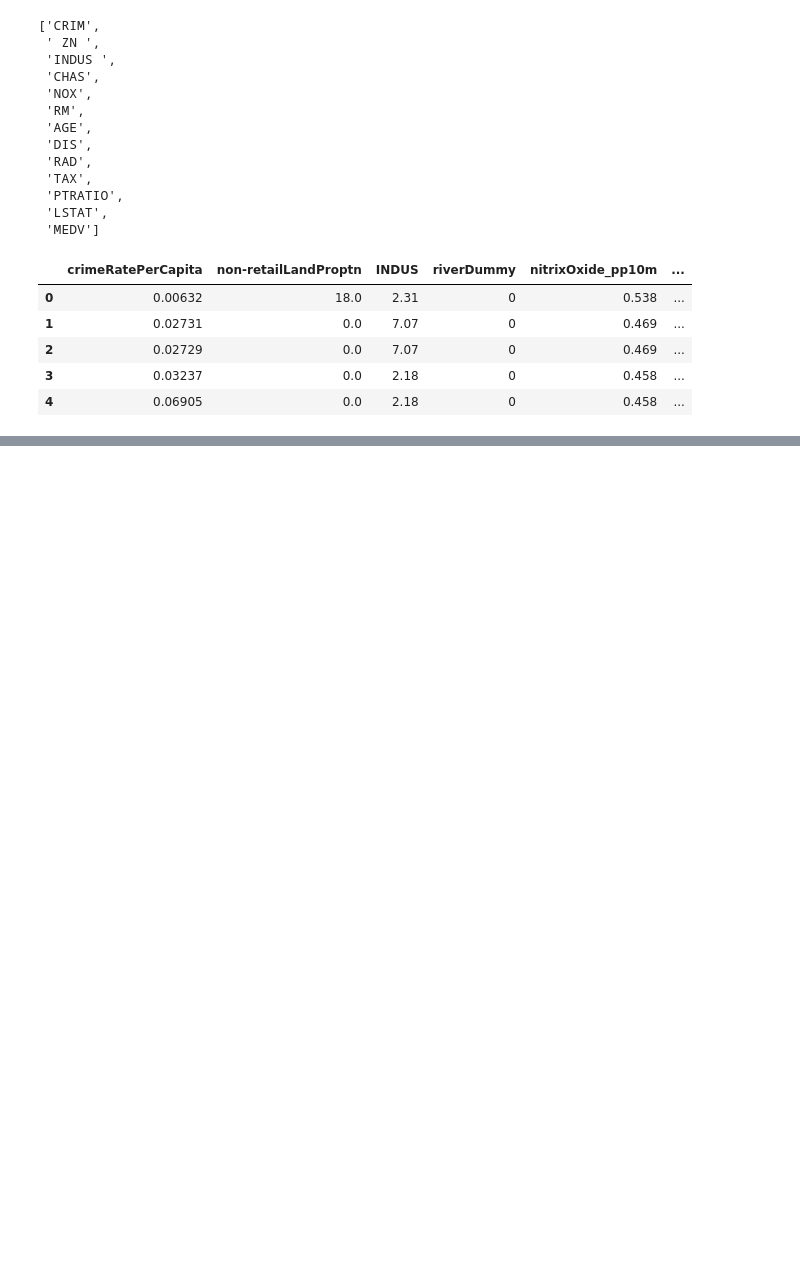
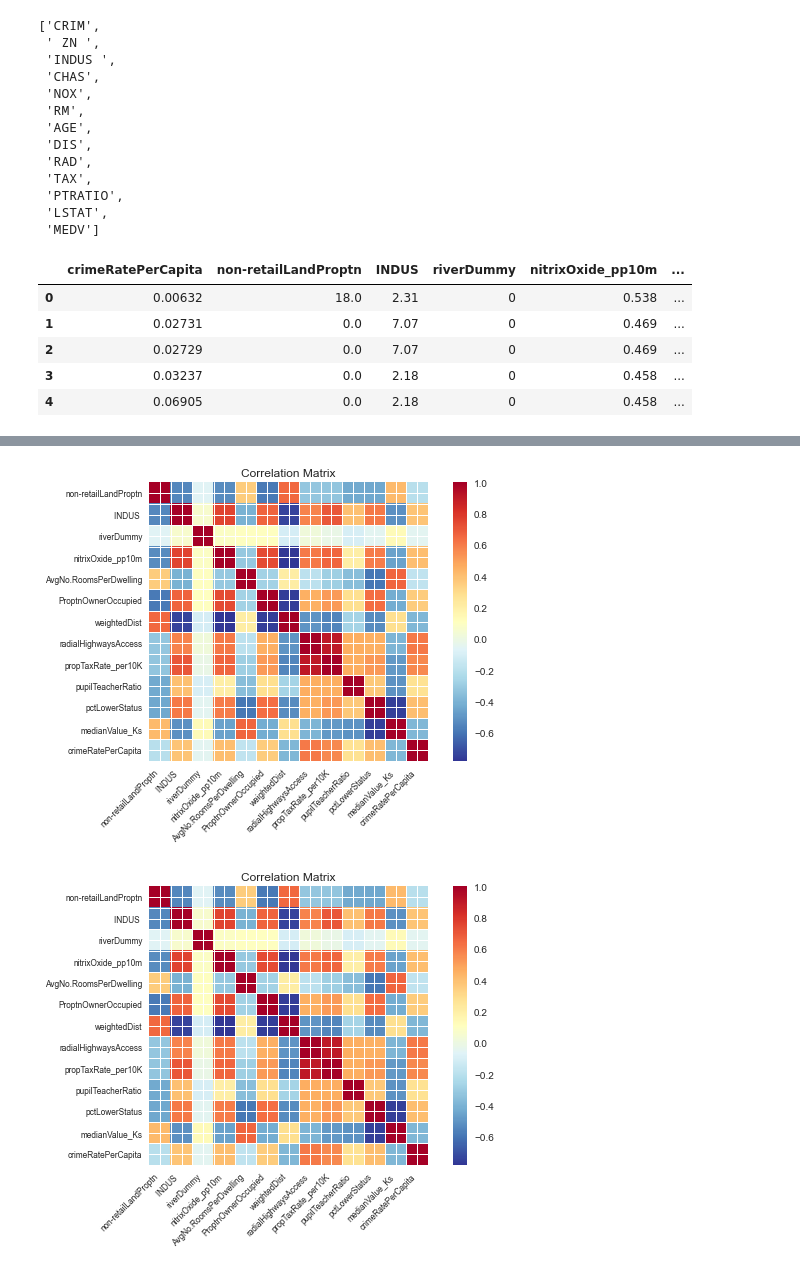
Before and after one commit to steamhyperpolyglot/python-dev, a Jupyter notebook: Data_Science_Workshop/CH02_Regression/ex201_load_prepare_data.ipynb, the cells around one changed output, grey strips where cells are left out. Drawn from its saved outputs; the diff is of its cells as text; code cells hidden in the pictures; blank space fills up the shorter version.

```diff
--- a/Data_Science_Workshop/CH02_Regression/ex201_load_prepare_data.ipynb
+++ b/Data_Science_Workshop/CH02_Regression/ex201_load_prepare_data.ipynb
@@ -102,3 +83,48 @@ renamedBostonData.describe(include=[np.number]).T
 | pupilTeacherRatio | 506.0 | 18.455534 | 2.164946 | 12.60000 | 17.400000 | 19.05000 | 20.200000 | 22.0000 |
 | pctLowerStatus | 506.0 | 12.653063 | 7.141062 | 1.73000 | 6.950000 | 11.36000 | 16.955000 | 37.9700 |
 | medianValue_Ks | 506.0 | 22.532806 | 9.197104 | 5.00000 | 17.025000 | 21.20000 | 25.000000 | 50.0000 |
+# %%
+import matplotlib as mpl
+import seaborn as sns
+import matplotlib.pyplot as plt
+import statsmodels.formula.api as smf
+import statsmodels.graphics.api as smg
+import pandas as pd
+import numpy as np
+import patsy
+from statsmodels.graphics.correlation import plot_corr
+from sklearn.model_selection import train_test_split
+plt.style.use('seaborn')
+
+rawBostonData = pd.read_csv('.\Dataset\Boston.csv')
+renamedBostonData = rawBostonData.rename(columns = {
+    'CRIM': 'crimeRatePerCapita',
+    ' ZN ': 'non-retailLandProptn',
+    'CHAS': 'riverDummy',
+    'NOX': 'nitrixOxide_pp10m',
+    'RM': 'AvgNo.RoomsPerDwelling',
+    'AGE': 'ProptnOwnerOccupied',
+    'DIS': 'weightedDist',
+    'RAD': 'radialHighwaysAccess',
+    'TAX': 'propTaxRate_per10K',
+    'PTRATIO': 'pupilTeacherRatio',
+    'LSTAT': 'pctLowerStatus',
+    'MEDV': 'medianValue_Ks'
+})
+# %%
+X = renamedBostonData.drop('crimeRatePerCapita', axis = 1)
+y = renamedBostonData[['crimeRatePerCapita']]
+seed = 10
+test_data_size = 0.3
+X_train, X_test, y_train, y_test = train_test_split(X, y, test_size = test_data_size, random_state = seed)
+train_data = pd.concat([X_train, y_train], axis = 1)
+test_data = pd.concat([X_test, y_test], axis = 1)
+
+corrMatrix = train_data.corr(method = 'pearson')
+xnames = list(train_data.columns)
+ynames = list(train_data.columns)
+plot_corr(corrMatrix, xnames=xnames, ynames=ynames,\
+            title=None, normcolor=False, cmap='RdYlBu_r')
+# %% [output]
+[figure, added]
+[figure, added]
```
Also changed, not shown: parts of 1 cell of this notebook, 4 other files.
